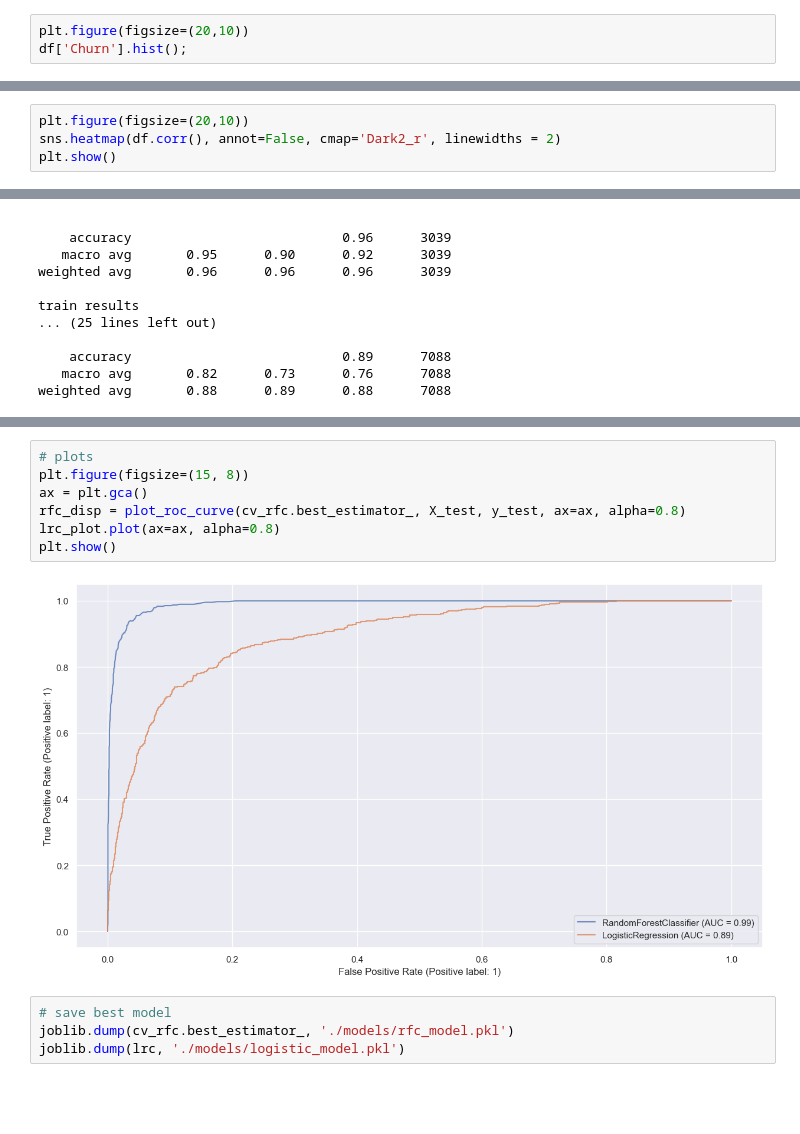
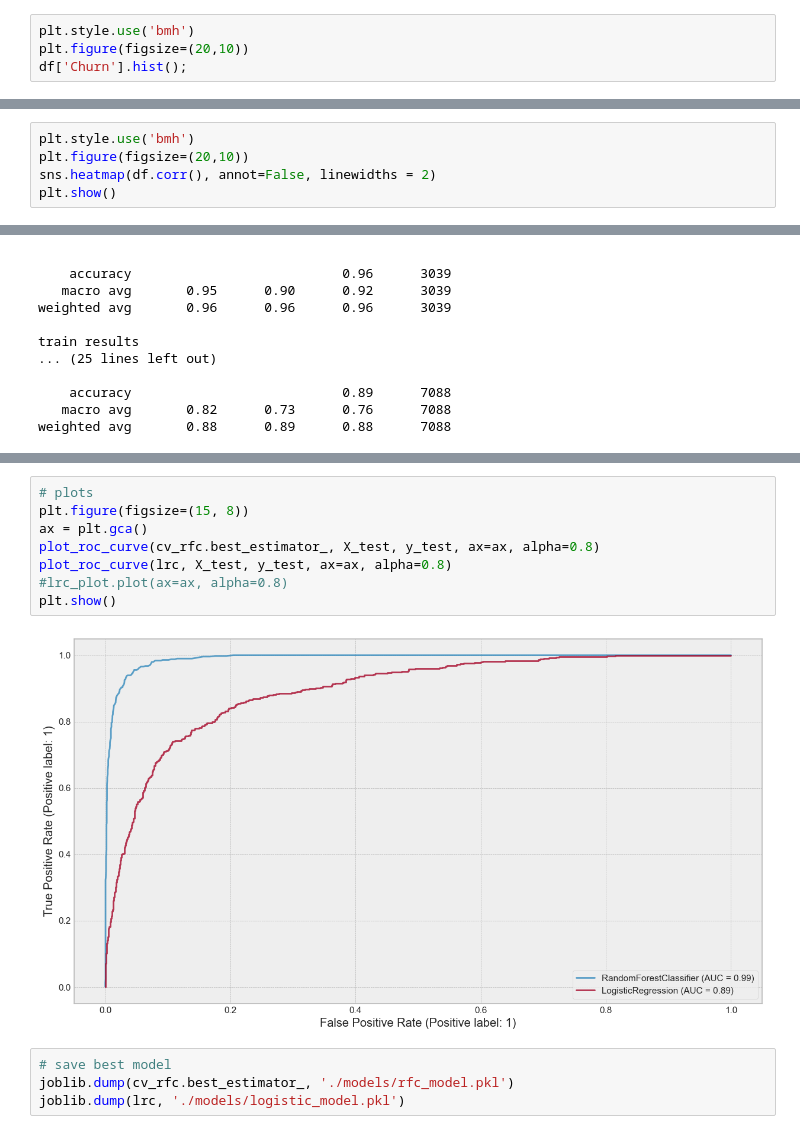
Before and after one commit to imanzaf/udacity-predict-customer-churn, a Jupyter notebook: churn_notebook.ipynb, the cells around one changed output, grey strips where cells are left out. Saved outputs shown, nothing was run; the diff lists cells and outputs as text; blank space fills up the shorter version.

```diff
--- a/churn_notebook.ipynb
+++ b/churn_notebook.ipynb
@@ -98,6 +98,7 @@ df['Churn'].value_counts()
 1    1627
 Name: Churn, dtype: int64
 # %%
+plt.style.use('bmh')
 plt.figure(figsize=(20,10))
 df['Churn'].hist();
 # %% [output]
@@ -131,5 +133,6 @@ sns.histplot(df['Total_Trans_Ct'], stat='density', kde=True);
 # %%
+plt.style.use('bmh')
 plt.figure(figsize=(20,10))
-sns.heatmap(df.corr(), annot=False, cmap='Dark2_r', linewidths = 2)
+sns.heatmap(df.corr(), annot=False, linewidths = 2)
 plt.show()
 # %% [output]
@@ -306,12 +336,13 @@ lrc_plot = plot_roc_curve(lrc, X_test, y_test)
 # %%
 # plots
 plt.figure(figsize=(15, 8))
 ax = plt.gca()
-rfc_disp = plot_roc_curve(cv_rfc.best_estimator_, X_test, y_test, ax=ax, alpha=0.8)
-lrc_plot.plot(ax=ax, alpha=0.8)
+plot_roc_curve(cv_rfc.best_estimator_, X_test, y_test, ax=ax, alpha=0.8)
+plot_roc_curve(lrc, X_test, y_test, ax=ax, alpha=0.8)
+#lrc_plot.plot(ax=ax, alpha=0.8)
 plt.show()
 # %% [output]
-[figure, old version]
+[figure, new version]
 # %%
 # save best model
 joblib.dump(cv_rfc.best_estimator_, './models/rfc_model.pkl')
```
Also changed, not shown: parts of 14 cells of this notebook.
